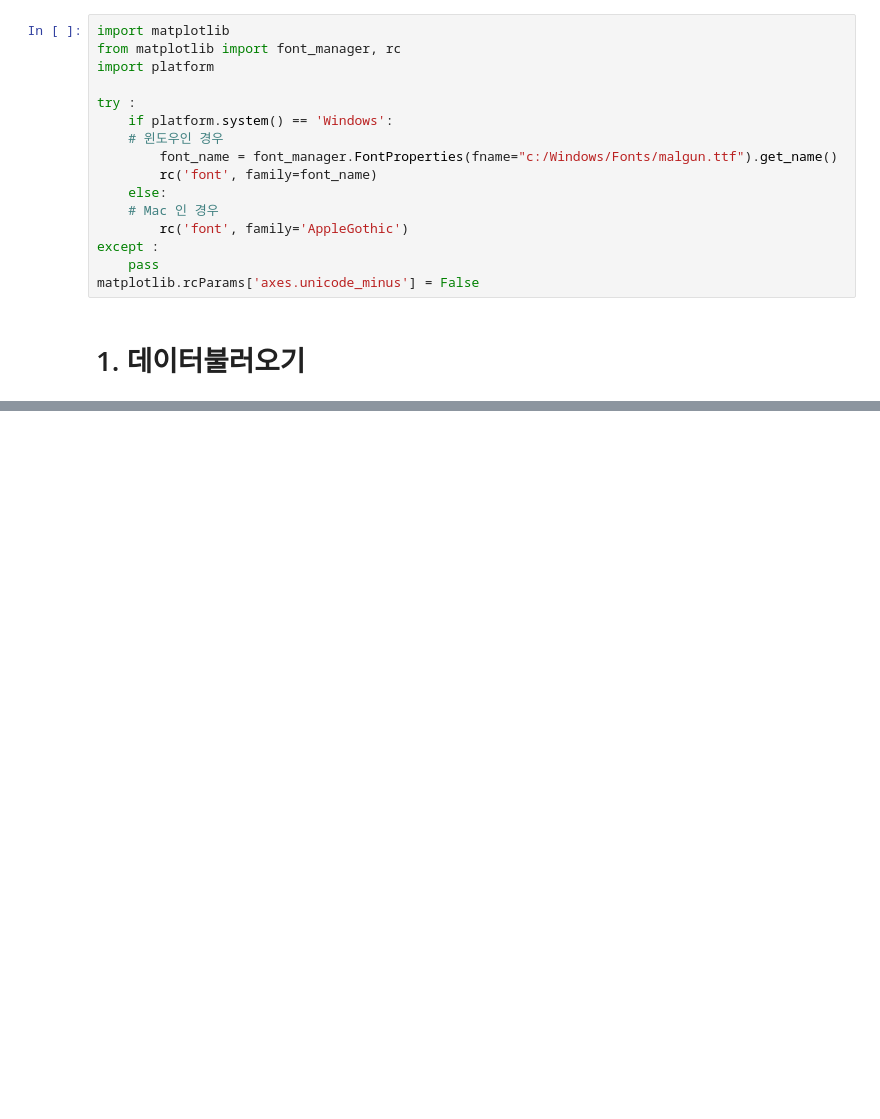
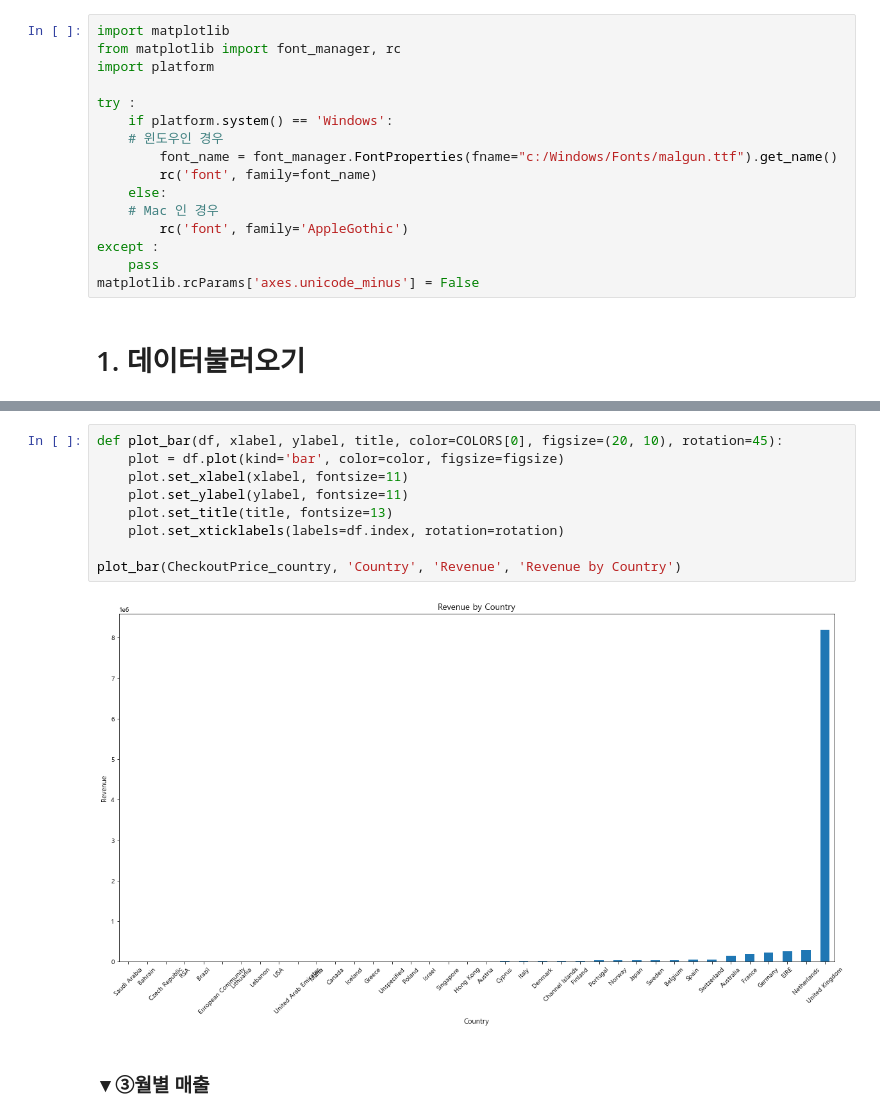
Before and after one commit to iamjinuk/bigman, a Jupyter notebook: 고객 데이터 분석 실습.ipynb, the cells around one changed output, grey strips where cells are left out. Saved outputs shown, nothing was run; the diff lists cells and outputs as text; blank space fills up the shorter version.

```diff
--- a/고객 데이터 분석 실습.ipynb
+++ b/고객 데이터 분석 실습.ipynb
@@ -225,0 +288,13 @@ retail.to_csv('./OnlineRetailClean.csv')
+# %%
+def plot_bar(df, xlabel, ylabel, title, color=COLORS[0], figsize=(20, 10), rotation=45):
+    plot = df.plot(kind='bar', color=color, figsize=figsize)
+    plot.set_xlabel(xlabel, fontsize=11)
+    plot.set_ylabel(ylabel, fontsize=11)
+    plot.set_title(title, fontsize=13)
+    plot.set_xticklabels(labels=df.index, rotation=rotation)
+
+plot_bar(CheckoutPrice_country, 'Country', 'Revenue', 'Revenue by Country')
+# %% [output]
+[figure, added]
+# %% [markdown]
+### ▼③월별 매출
```
Also changed, not shown: parts of 56 cells of this notebook.
